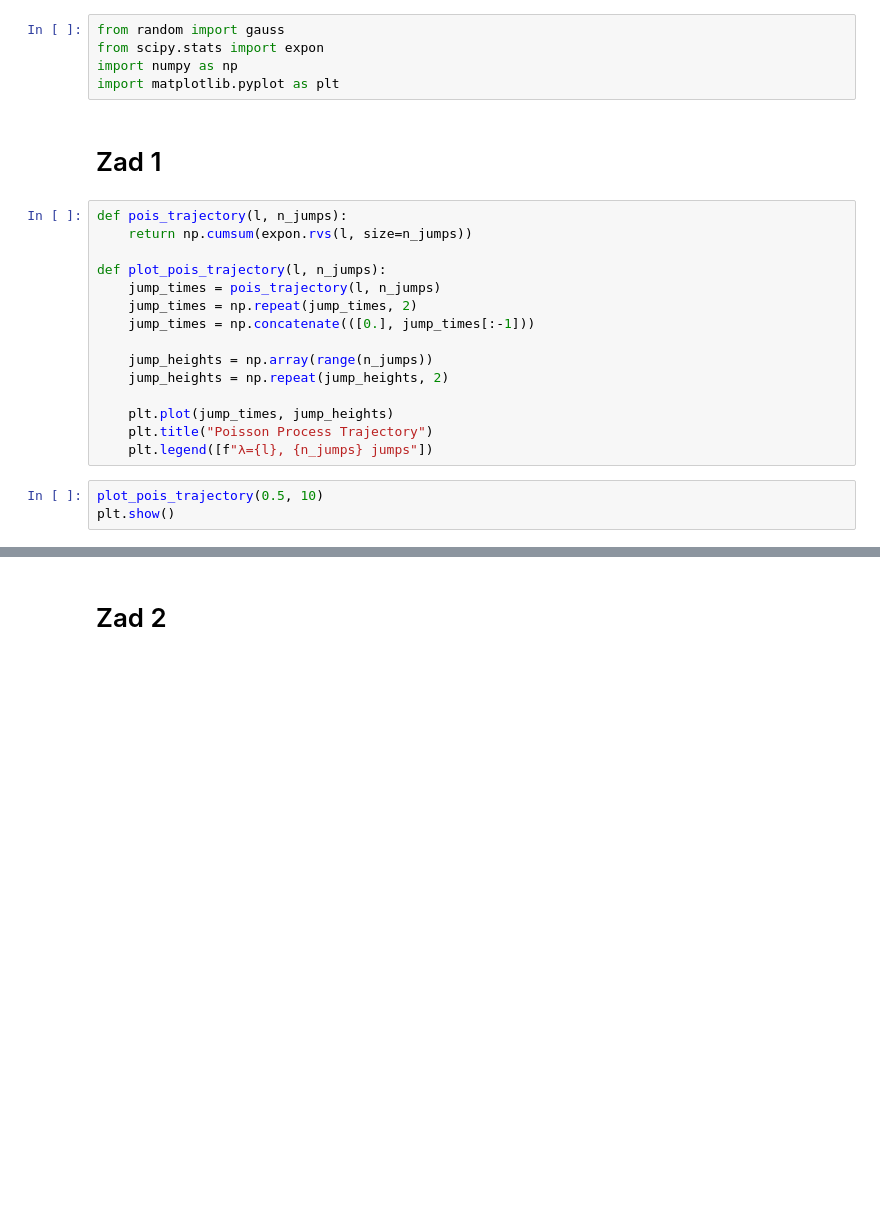
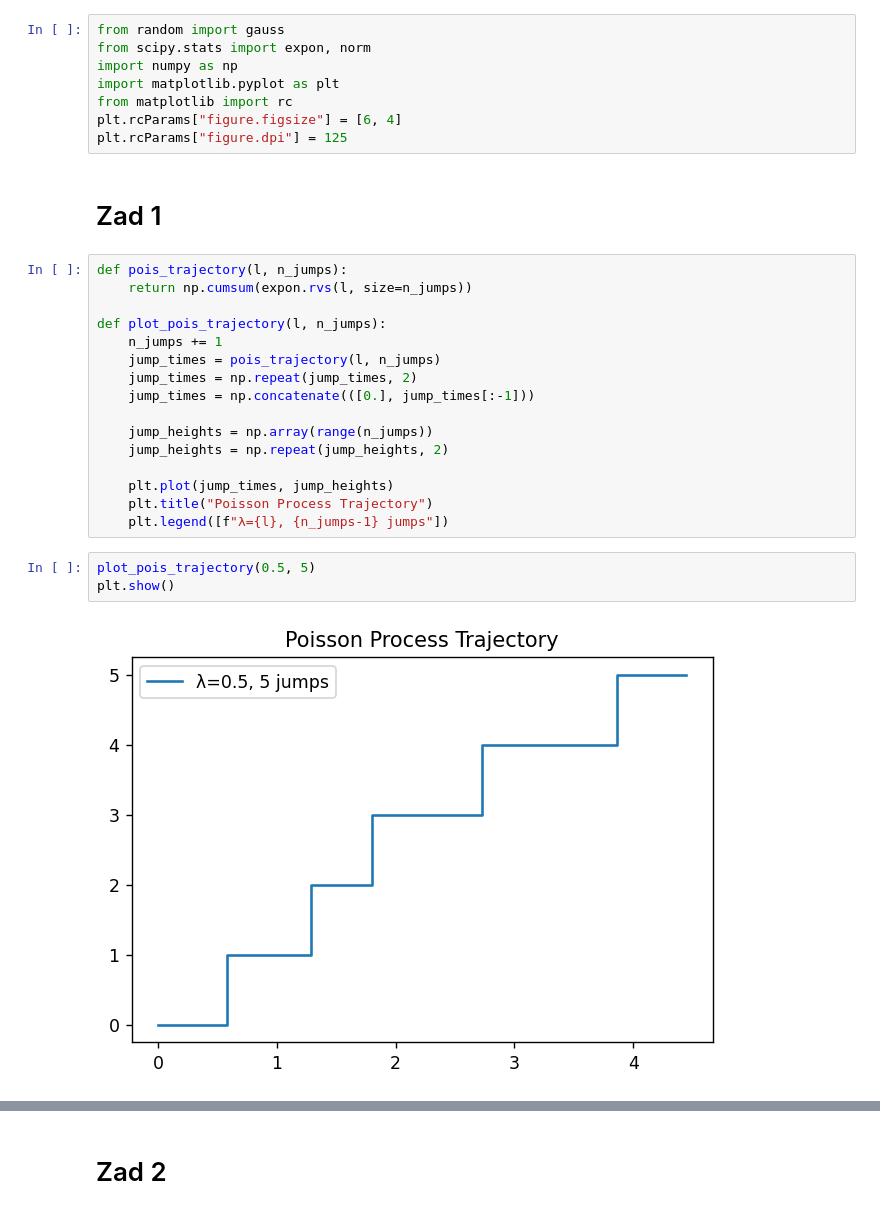
Before and after one commit to niegrzybkowski/matfin2022, a Jupyter notebook: Lab02.ipynb, the cells around one changed output, grey strips where cells are left out. Saved outputs shown, nothing was run; the diff lists cells and outputs as text; blank space fills up the shorter version.

```diff
--- a/Lab02.ipynb
+++ b/Lab02.ipynb
@@ -1,8 +1,11 @@
 # %%
 from random import gauss
-from scipy.stats import expon
+from scipy.stats import expon, norm
 import numpy as np
 import matplotlib.pyplot as plt
+from matplotlib import rc
+plt.rcParams["figure.figsize"] = [6, 4]
+plt.rcParams["figure.dpi"] = 125
 # %% [markdown]
 # Zad 1
 # %%
@@ -10,6 +13,7 @@ def pois_trajectory(l, n_jumps):
     return np.cumsum(expon.rvs(l, size=n_jumps))
 
 def plot_pois_trajectory(l, n_jumps):
+    n_jumps += 1
     jump_times = pois_trajectory(l, n_jumps)
     jump_times = np.repeat(jump_times, 2)
     jump_times = np.concatenate(([0.], jump_times[:-1]))
@@ -19,10 +23,12 @@ def plot_pois_trajectory(l, n_jumps):
 
     plt.plot(jump_times, jump_heights)
     plt.title("Poisson Process Trajectory")
-    plt.legend([f"λ={l}, {n_jumps} jumps"])
+    plt.legend([f"λ={l}, {n_jumps-1} jumps"])
 # %%
-plot_pois_trajectory(0.5, 10)
+plot_pois_trajectory(0.5, 5)
 plt.show()
+# %% [output]
+[figure, added]
 # %%
 plot_pois_trajectory(0.5, 25)
 plt.show()
```
Also changed, not shown: parts of 55 cells of this notebook.
